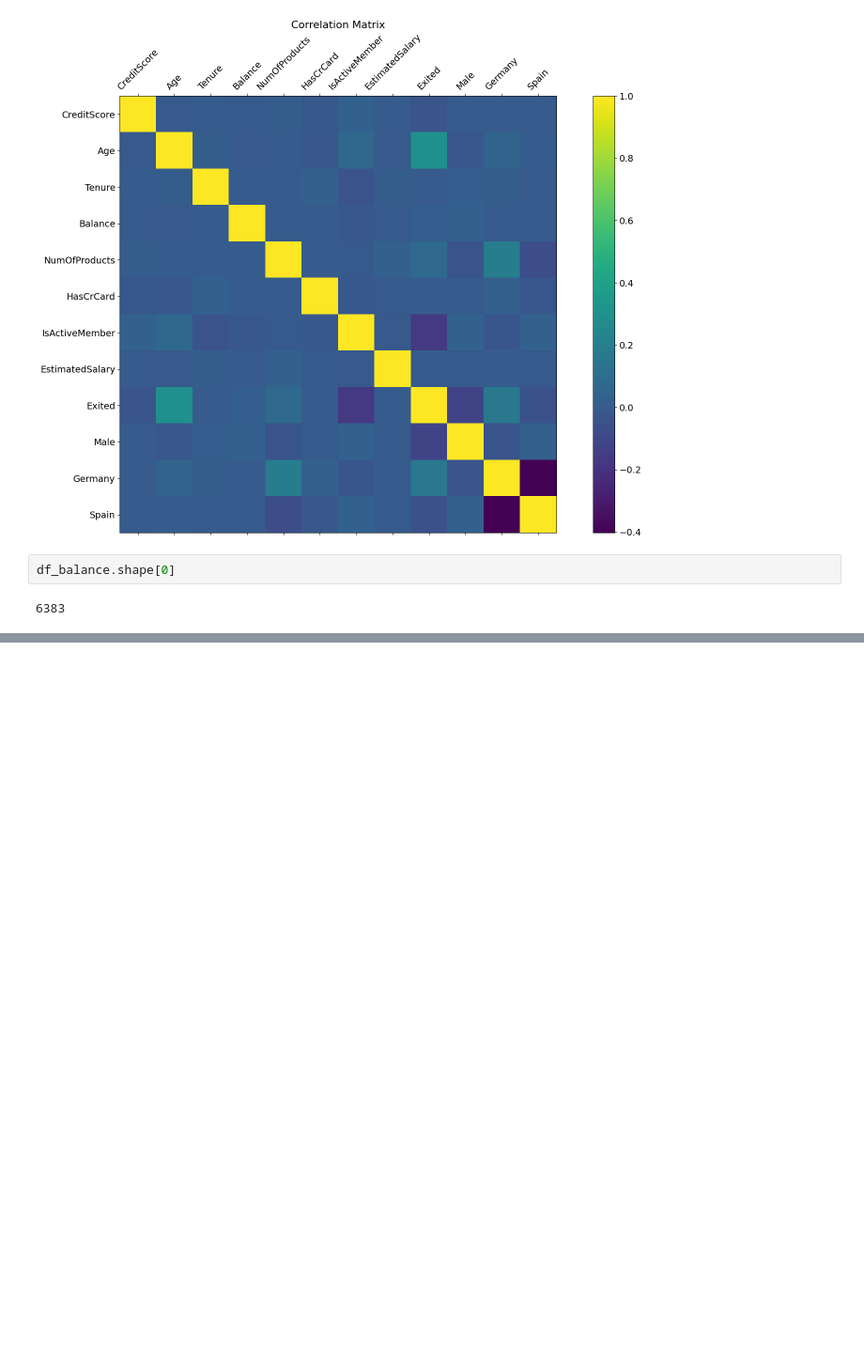
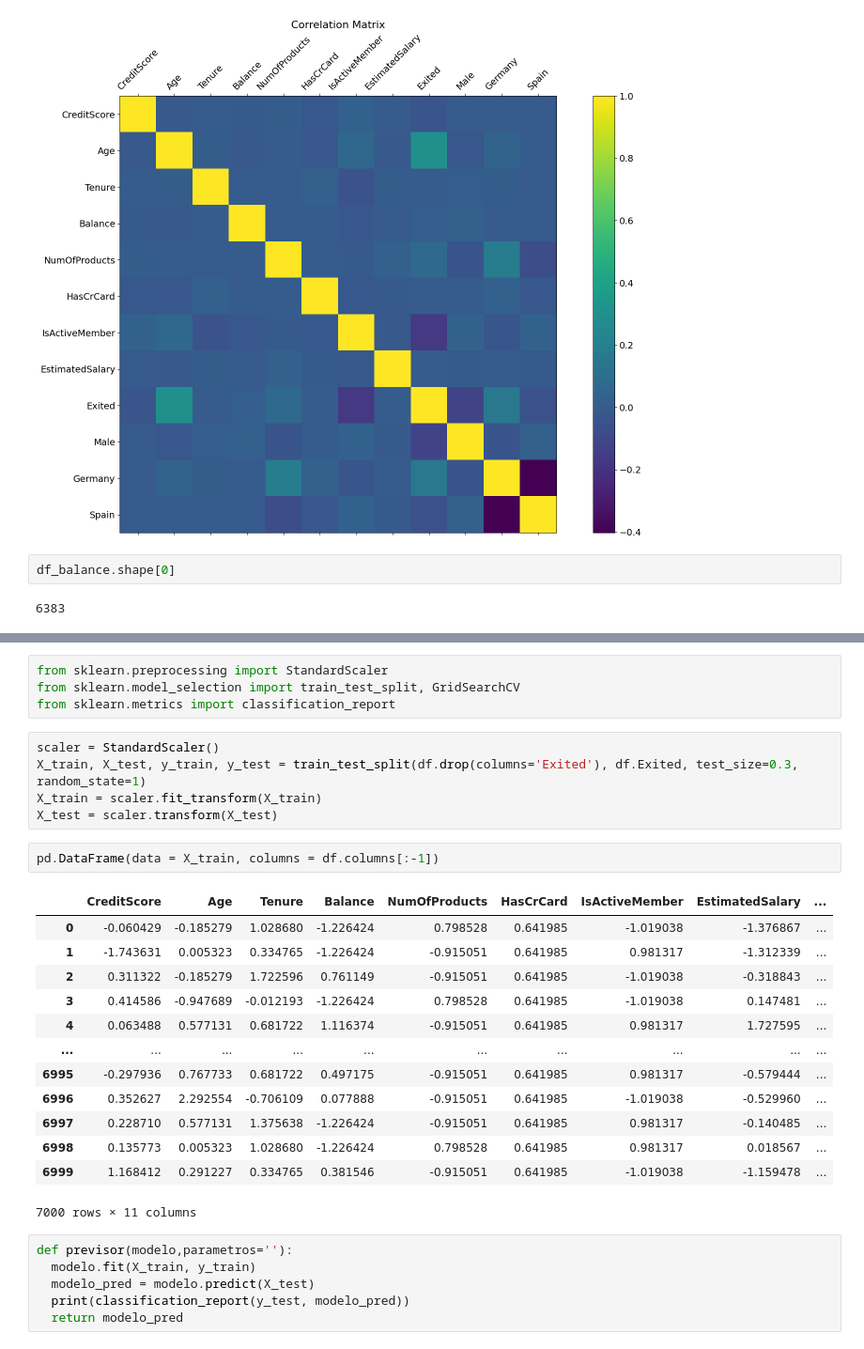
Before and after one commit to dovahkiinemo/ada-ml-projeto-final, a Jupyter notebook: Projeto_ml.ipynb, the cells around one changed output, grey strips where cells are left out. Shown: that part at 94% size. Saved outputs shown, nothing was run; the diff lists cells and outputs as text; blank space fills up the shorter version.

Commit message:
Teste com dados balanceados/desbalanceados
Tecnica de balanceamento: Random Undersampling
Tecnicas de ML aplicadas: Arvore de decisao, Floresta de Decisao, KNN, GradientBoosting

```diff
--- a/Projeto_ml.ipynb
+++ b/Projeto_ml.ipynb
@@ -290,0 +308,31 @@ df_balance.shape[0]
+# %%
+from sklearn.preprocessing import StandardScaler
+from sklearn.model_selection import train_test_split, GridSearchCV
+from sklearn.metrics import classification_report
+# %%
+scaler = StandardScaler()
+X_train, X_test, y_train, y_test = train_test_split(df.drop(columns='Exited'), df.Exited, test_size=0.3, random_state=1)
+X_train = scaler.fit_transform(X_train)
+X_test = scaler.transform(X_test)
+# %%
+pd.DataFrame(data = X_train, columns = df.columns[:-1])
+# %% [output]
+|  | CreditScore | Age | Tenure | Balance | NumOfProducts | HasCrCard | IsActiveMember | EstimatedSalary | ... |
+| 0 | -0.060429 | -0.185279 | 1.028680 | -1.226424 | 0.798528 | 0.641985 | -1.019038 | -1.376867 | ... |
+| 1 | -1.743631 | 0.005323 | 0.334765 | -1.226424 | -0.915051 | 0.641985 | 0.981317 | -1.312339 | ... |
+| 2 | 0.311322 | -0.185279 | 1.722596 | 0.761149 | -0.915051 | 0.641985 | -1.019038 | -0.318843 | ... |
+| 3 | 0.414586 | -0.947689 | -0.012193 | -1.226424 | 0.798528 | 0.641985 | -1.019038 | 0.147481 | ... |
+| 4 | 0.063488 | 0.577131 | 0.681722 | 1.116374 | -0.915051 | 0.641985 | 0.981317 | 1.727595 | ... |
+| ... | ... | ... | ... | ... | ... | ... | ... | ... | ... |
+| 6995 | -0.297936 | 0.767733 | 0.681722 | 0.497175 | -0.915051 | 0.641985 | 0.981317 | -0.579444 | ... |
+| 6996 | 0.352627 | 2.292554 | -0.706109 | 0.077888 | -0.915051 | 0.641985 | -1.019038 | -0.529960 | ... |
+| 6997 | 0.228710 | 0.577131 | 1.375638 | -1.226424 | -0.915051 | 0.641985 | 0.981317 | -0.140485 | ... |
+| 6998 | 0.135773 | 0.005323 | 1.028680 | -1.226424 | 0.798528 | 0.641985 | 0.981317 | 0.018567 | ... |
+| 6999 | 1.168412 | 0.291227 | 0.334765 | 0.381546 | -0.915051 | 0.641985 | -1.019038 | -1.159478 | ... |
+7000 rows × 11 columns
+# %%
+def previsor(modelo,parametros=''):
+  modelo.fit(X_train, y_train)
+  modelo_pred = modelo.predict(X_test)
+  print(classification_report(y_test, modelo_pred))
+  return modelo_pred
```
Also changed, not shown: parts of 16 cells of this notebook.
